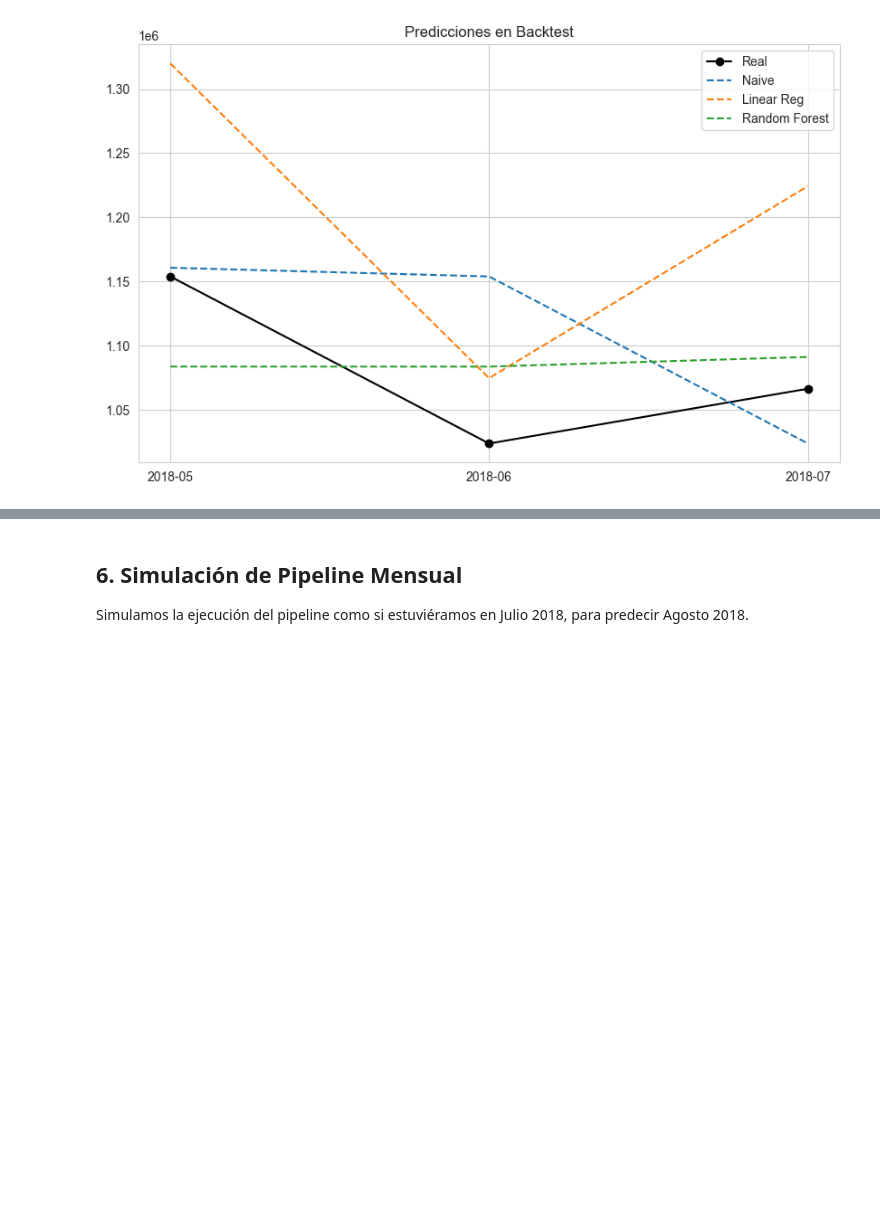
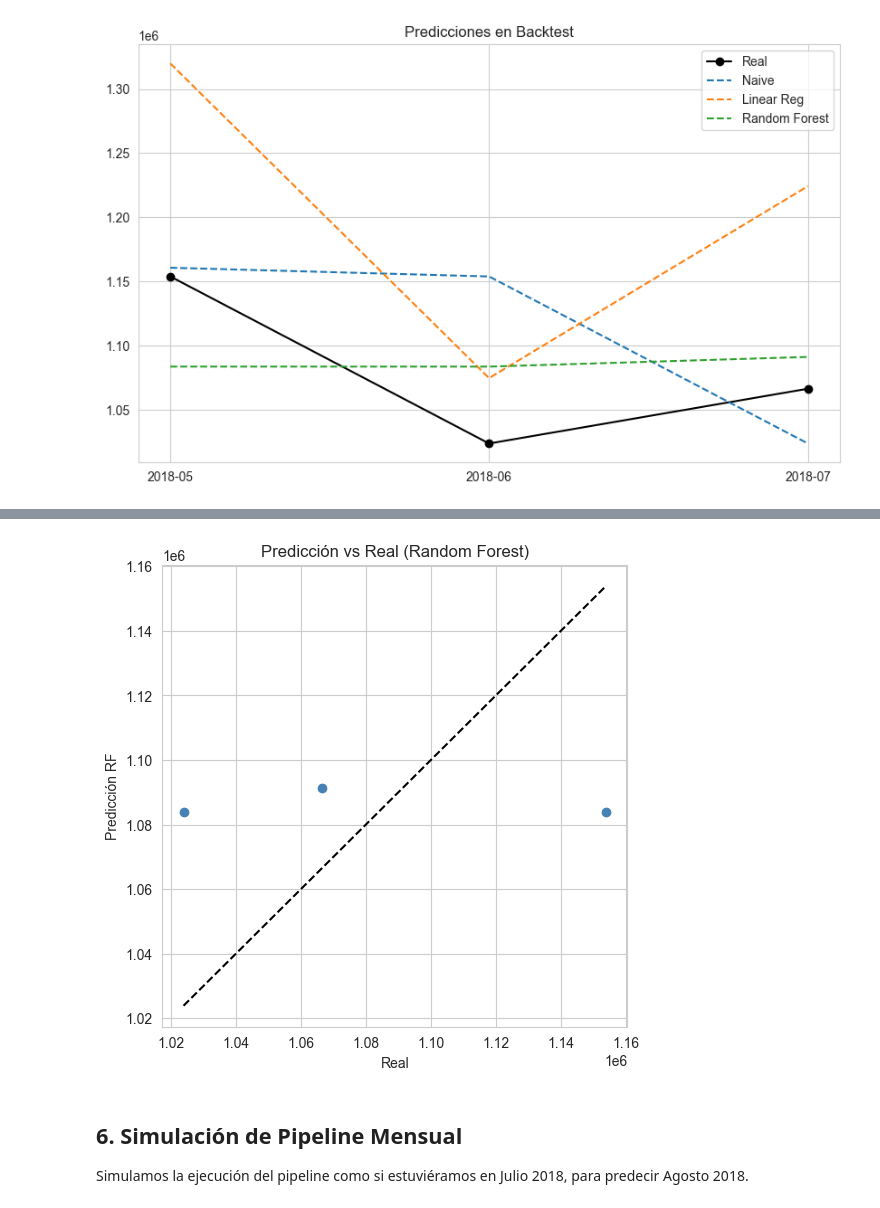
Before and after one commit to paukiss/MIADAS13, a Jupyter notebook: notebook/sprint2_pipeline_final.ipynb, the cells around one changed output, grey strips where cells are left out. Cells and saved outputs as stored; diff of their text form; code cells hidden in the pictures; blank space fills up the shorter version.

```diff
--- a/notebook/sprint2_pipeline_final.ipynb
+++ b/notebook/sprint2_pipeline_final.ipynb
@@ -188,3 +204,17 @@ Resultados en Backtest (2018-05 a 2018-07):
+# %%
+plt.figure(figsize=(6,6))
+plt.scatter(y_backtest, y_pred_rf, color='steelblue')
+plt.plot([y_backtest.min(), y_backtest.max()],
+         [y_backtest.min(), y_backtest.max()],
+         '--', color='black')
+
+plt.xlabel("Real")
+plt.ylabel("Predicción RF")
+plt.title("Predicción vs Real (Random Forest)")
+plt.grid(True)
+plt.show()
+# %% [output]
+[figure, added]
 # %% [markdown]
 ## 6. Simulación de Pipeline Mensual
 Simulamos la ejecución del pipeline como si estuviéramos en Julio 2018, para predecir Agosto 2018.
```
Also changed, not shown: parts of 1 cell of this notebook, 1 other file.
